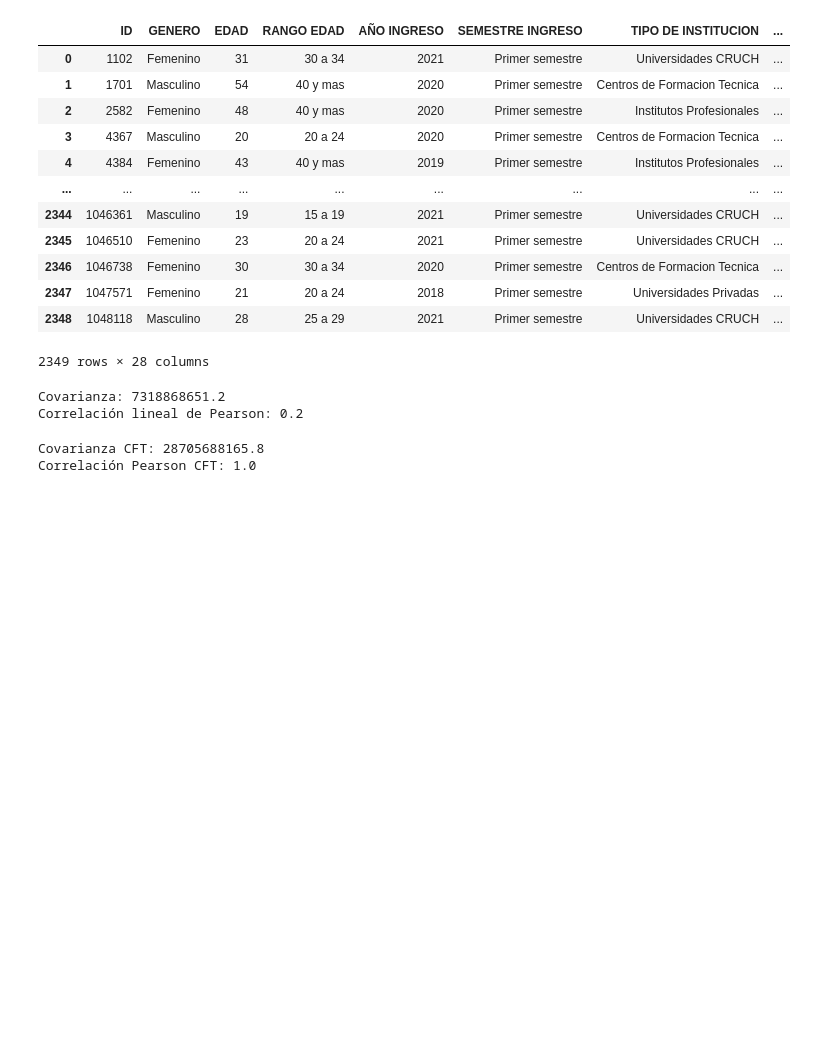
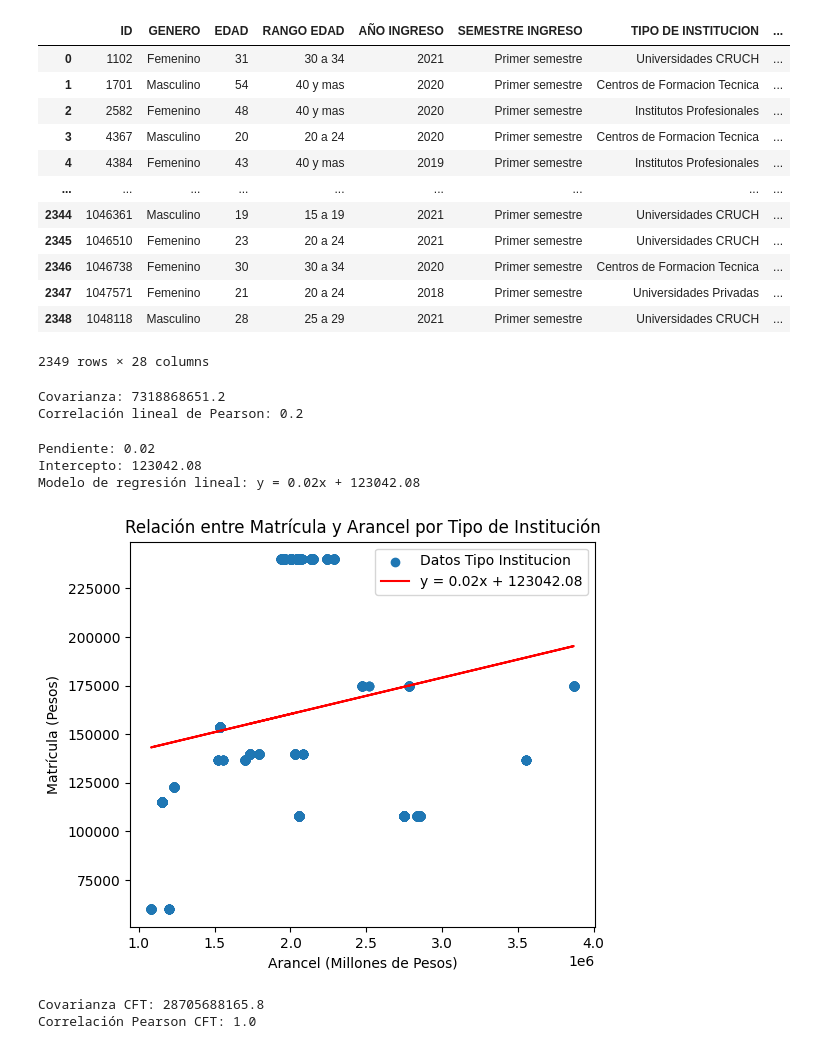
Before and after one commit to danibhern/estadistica, a Jupyter notebook: Examen practico (Preguntas).ipynb, the cells around one changed output. Cells and saved outputs as stored; diff of their text form; code cells hidden in the pictures; blank space fills up the shorter version.

```diff
--- a/Examen practico (Preguntas).ipynb
+++ b/Examen practico (Preguntas).ipynb
@@ -36,6 +36,35 @@ print(f'Covarianza: {covar:.1f}\nCorrelación lineal de Pearson: {correlacion:.1
 # %% [output]
 Covarianza: 7318868651.2
 Correlación lineal de Pearson: 0.2
+# %%
+import numpy as np
+import matplotlib.pyplot as plt
+
+v_indep = df['VALOR ARANCEL (PESOS)']
+v_depen = df['VALOR MATRICULA (PESOS)']
+
+modelo = np.polyfit(v_indep, v_depen, 1)
+pendiente, intercepto = modelo
+
+print(f'Pendiente: {pendiente:.2f}')
+print(f'Intercepto: {intercepto:.2f}')
+print(f'Modelo de regresión lineal: y = {pendiente:.2f}x + {intercepto:.2f}')
+
+# Gráfico de dispersion
+fig, ax = plt.subplots(figsize=(6,5))
+ax.scatter(v_indep, v_depen, label='Datos Tipo Institucion')
+ax.plot(v_indep, pendiente * v_indep + intercepto, color='red',
+        label=f'y = {pendiente:.2f}x + {intercepto:.2f}')
+ax.set_title('Relación entre Matrícula y Arancel por Tipo de Institución')
+ax.set_xlabel('Arancel (Millones de Pesos)')
+ax.set_ylabel('Matrícula (Pesos)')
+ax.legend()
+plt.show()
+# %% [output]
+Pendiente: 0.02
+Intercepto: 123042.08
+Modelo de regresión lineal: y = 0.02x + 123042.08
+[figure, added]
 # %%
 # Filtro las filas que correspondan a Centros de Formación Técnica
 Tipoinstitucion_CFT = df[df['TIPO DE INSTITUCION'] == 'Centros de Formacion Tecnica']
```
Also changed, not shown: parts of 5 cells of this notebook.
